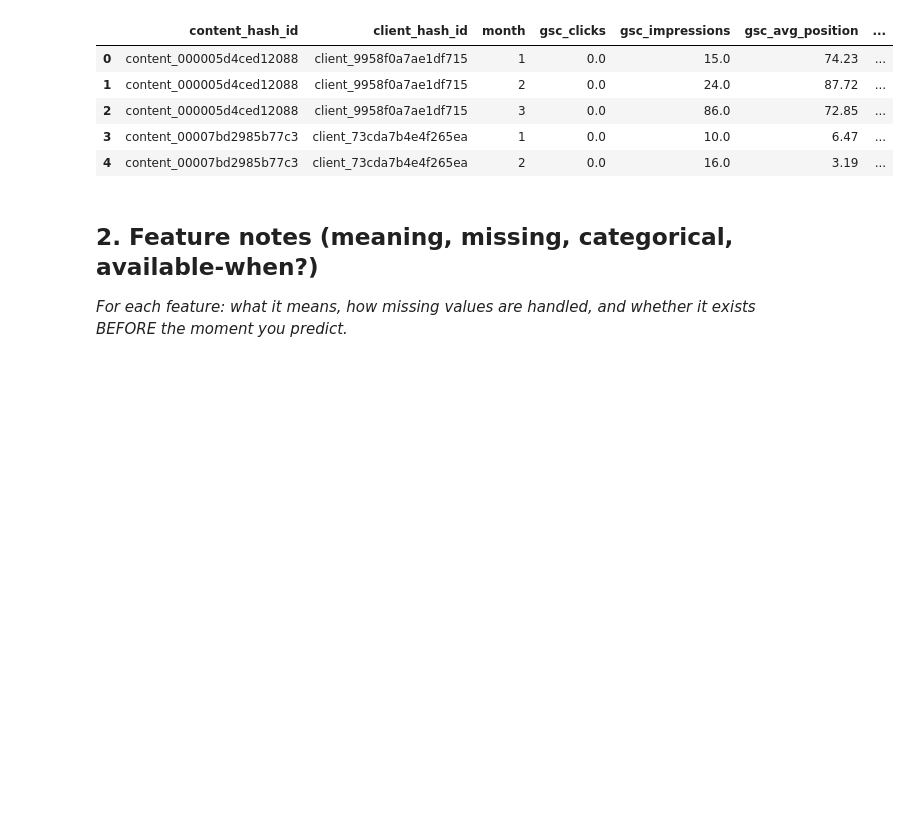
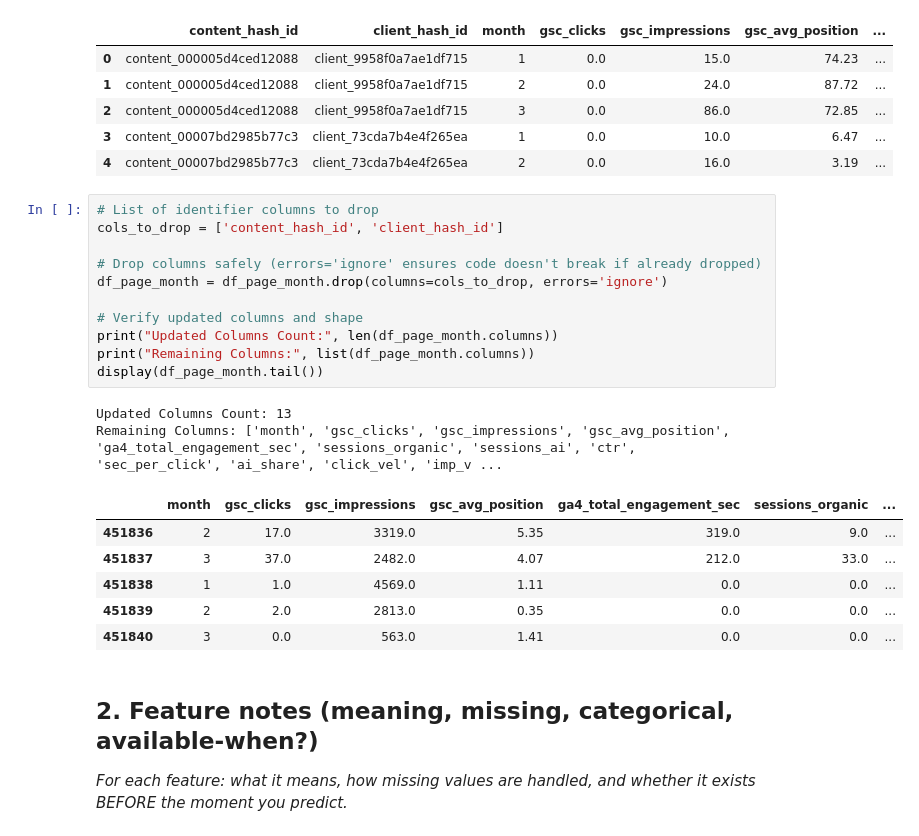
Before and after one commit to MuhammadOkasha004/flyrank-ml-internship-work, a Jupyter notebook: work/notebooks/w03_feature_leakage_check.ipynb, the cells around one changed output. Cells and saved outputs as stored; diff of their text form; blank space fills up the shorter version.

```diff
--- a/work/notebooks/w03_feature_leakage_check.ipynb
+++ b/work/notebooks/w03_feature_leakage_check.ipynb
@@ -280,6 +280,26 @@ dtype: int64
 | 2 | content_000005d4ced12088 | client_9958f0a7ae1df715 | 3 | 0.0 | 86.0 | 72.85 | ... |
 | 3 | content_00007bd2985b77c3 | client_73cda7b4e4f265ea | 1 | 0.0 | 10.0 | 6.47 | ... |
 | 4 | content_00007bd2985b77c3 | client_73cda7b4e4f265ea | 2 | 0.0 | 16.0 | 3.19 | ... |
+# %%
+# List of identifier columns to drop
+cols_to_drop = ['content_hash_id', 'client_hash_id']
+
+# Drop columns safely (errors='ignore' ensures code doesn't break if already dropped)
+df_page_month = df_page_month.drop(columns=cols_to_drop, errors='ignore')
+
+# Verify updated columns and shape
+print("Updated Columns Count:", len(df_page_month.columns))
+print("Remaining Columns:", list(df_page_month.columns))
+display(df_page_month.tail())
+# %% [output]
+Updated Columns Count: 13
+Remaining Columns: ['month', 'gsc_clicks', 'gsc_impressions', 'gsc_avg_position', 'ga4_total_engagement_sec', 'sessions_organic', 'sessions_ai', 'ctr', 'sec_per_click', 'ai_share', 'click_vel', 'imp_v ...
+|  | month | gsc_clicks | gsc_impressions | gsc_avg_position | ga4_total_engagement_sec | sessions_organic | ... |
+| 451836 | 2 | 17.0 | 3319.0 | 5.35 | 319.0 | 9.0 | ... |
+| 451837 | 3 | 37.0 | 2482.0 | 4.07 | 212.0 | 33.0 | ... |
+| 451838 | 1 | 1.0 | 4569.0 | 1.11 | 0.0 | 0.0 | ... |
+| 451839 | 2 | 2.0 | 2813.0 | 0.35 | 0.0 | 0.0 | ... |
+| 451840 | 3 | 0.0 | 563.0 | 1.41 | 0.0 | 0.0 | ... |
 # %% [markdown]
 ## 2. Feature notes (meaning, missing, categorical, available-when?)
 
```
Also changed, not shown: parts of 2 cells of this notebook.
